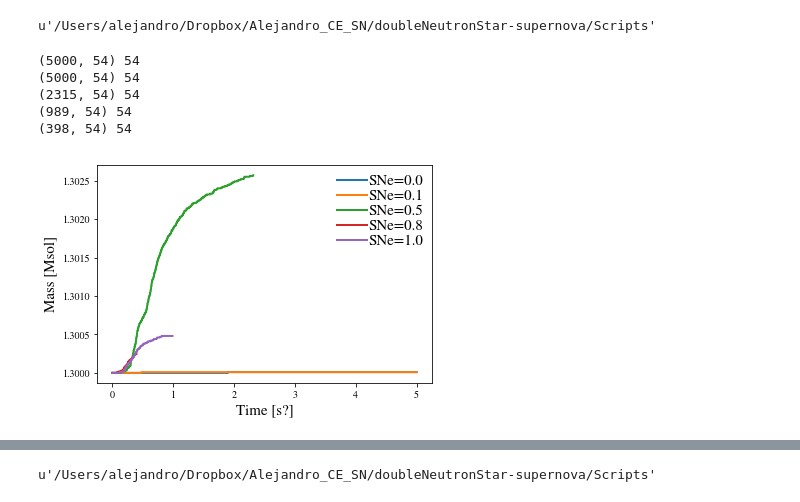
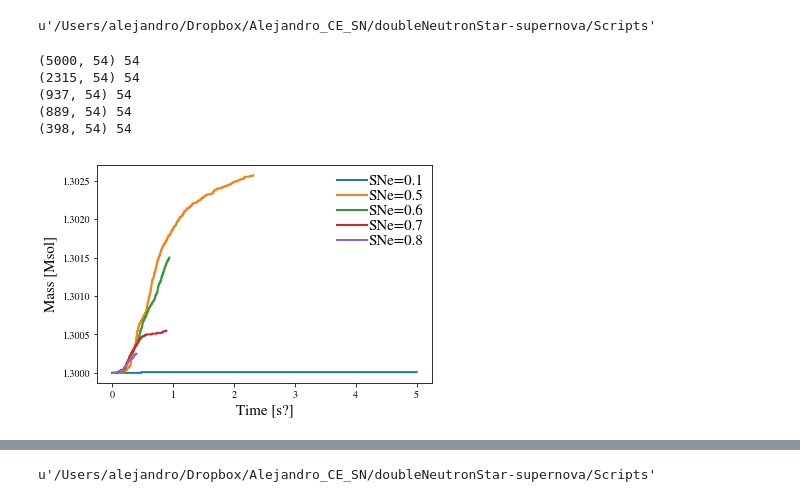
Before and after one commit to aldobatta/fallback-supernova, a Jupyter notebook: Scripts/massAccretion.ipynb, the cells around one changed output, grey strips where cells are left out. Drawn from its saved outputs; the diff is of its cells as text; code cells hidden in the pictures.

```diff
--- a/Scripts/massAccretion.ipynb
+++ b/Scripts/massAccretion.ipynb
@@ -86,35 +86,35 @@ pwd
 # %% [output]
 u'/Users/alejandro/Dropbox/Alejandro_CE_SN/doubleNeutronStar-supernova/Scripts'
 # %%
-testReadFile1 = "/Users/alejandro/Dropbox/Alejandro_CE_SN/Data/NS_MESA10_2021/0104_1/dynamics.txt"
+testReadFile1 = "/Users/alejandro/Dropbox/Alejandro_CE_SN/Data/NS_MESA10_2021/0104_2/dynamics.txt"
 dataTable1 = Get_dynamics(testReadFile1)
-testReadFile2 = "/Users/alejandro/Dropbox/Alejandro_CE_SN/Data/NS_MESA10_2021/0104_2/dynamics.txt"
+testReadFile2 = "/Users/alejandro/Dropbox/Alejandro_CE_SN/Data/NS_MESA10_2021/0104_3/dynamics.txt"
 dataTable2 = Get_dynamics(testReadFile2)
-testReadFile3 = "/Users/alejandro/Dropbox/Alejandro_CE_SN/Data/NS_MESA10_2021/0104_3/dynamics.txt"
+testReadFile3 = "/Users/alejandro/Dropbox/Alejandro_CE_SN/Data/NS_MESA10_2021/0106_2/dynamics.txt"
 dataTable3 = Get_dynamics(testReadFile3)
-testReadFile4 = "/Users/alejandro/Dropbox/Alejandro_CE_SN/Data/NS_MESA10_2021/0104_4/dynamics.txt"
+testReadFile4 = "/Users/alejandro/Dropbox/Alejandro_CE_SN/Data/NS_MESA10_2021/0106_1/dynamics.txt"
 dataTable4 = Get_dynamics(testReadFile4)
 testReadFile5 = "/Users/alejandro/Dropbox/Alejandro_CE_SN/Data/NS_MESA10_2021/0105_1/dynamics.txt"
 dataTable5 = Get_dynamics(testReadFile5)
 # %% [output]
-(5000, 54) 54
 (5000, 54) 54
 (2315, 54) 54
-(989, 54) 54
+(937, 54) 54
+(889, 54) 54
 (398, 54) 54
 # %%
-plt.plot(dataTable1['t'],dataTable1['M_star'],label='SNe=0.0')
-plt.plot(dataTable2['t'],dataTable2['M_star'],label='SNe=0.1')
-plt.plot(dataTable3['t'],dataTable3['M_star'],label='SNe=0.5')
+plt.plot(dataTable1['t'],dataTable1['M_star'],label='SNe=0.1')
+plt.plot(dataTable2['t'],dataTable2['M_star'],label='SNe=0.5')
+plt.plot(dataTable3['t'],dataTable3['M_star'],label='SNe=0.6')
+plt.plot(dataTable4['t'],dataTable4['M_star'],label='SNe=0.7')
 plt.plot(dataTable5['t'],dataTable5['M_star'],label='SNe=0.8')
-plt.plot(dataTable4['t'],dataTable4['M_star'],label='SNe=1.0')
 
 plt.legend(loc='right')
 plt.ylabel('Mass [Msol]')
 plt.xlabel('Time [s?]')
 
 plt.legend()
-plt.savefig("accretionNS_MESA10_0104.png")
+plt.savefig("accretionNS_MESA10.png")
 # %% [output]
-[figure, old version]
+[figure, new version]
 # %%
```
Also changed, not shown: parts of 2 cells of this notebook, 1 other file.
